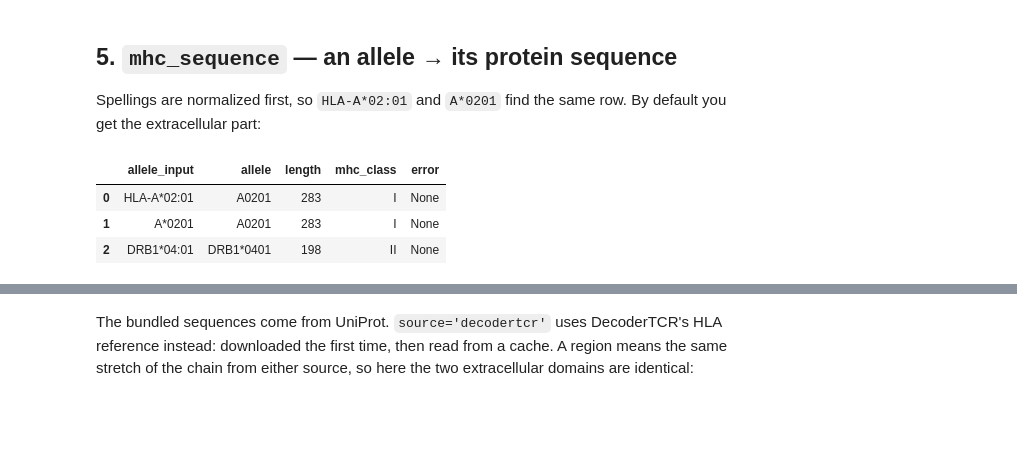
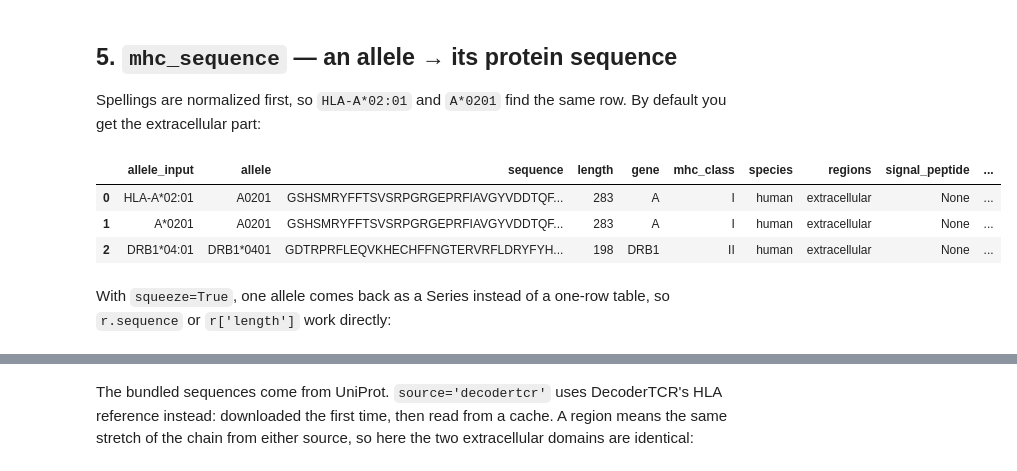
Before and after one commit to akdslab/tcrkit, a Jupyter notebook: notebooks/tcrkit_showcase.ipynb, the cells around one changed output, grey strips where cells are left out. Cells and saved outputs as stored; diff of their text form; code cells hidden in the pictures; blank space fills up the shorter version.

```diff
--- a/notebooks/tcrkit_showcase.ipynb
+++ b/notebooks/tcrkit_showcase.ipynb
@@ -86,6 +86,5 @@ tcrkit.anarci(alpha, allow={'A', 'B'}, collapse='region')
 A CDR3 without its conserved C104 / F118 will not stitch. `stitch` repairs nothing, so
 restore the junction residues first. The J gene decides the last residue (F, W or C):
 # %%
-tcrkit.add_cdr3_junctions(cdr3=['ASSIRSSYEQY', 'AVMDSNYQLI'], j=['TRBJ2-7', 'TRAJ33'])[
-    ['cdr3', 'j', 'cdr3_fixed', 'error']]
+tcrkit.add_cdr3_junctions(cdr3=['ASSIRSSYEQY', 'AVMDSNYQLI'], j=['TRBJ2-7', 'TRAJ33'])
 # %% [output]
@@ -127,10 +128,12 @@ tcrkit.normalize_mhc(['A*0201', 'H2-Kb', 'DRB1*04:01', 'bad'], errors='coerce')
 Spellings are normalized first, so `HLA-A*02:01` and `A*0201` find the same row. By
 default you get the extracellular part:
 # %%
-tcrkit.mhc_sequence(['HLA-A*02:01', 'A*0201', 'DRB1*04:01'])[
-    ['allele_input', 'allele', 'length', 'mhc_class', 'error']]
+tcrkit.mhc_sequence(['HLA-A*02:01', 'A*0201', 'DRB1*04:01'])
 # %% [output]
-|  | allele_input | allele | length | mhc_class | error |
-| 0 | HLA-A*02:01 | A0201 | 283 | I | None |
-| 1 | A*0201 | A0201 | 283 | I | None |
-| 2 | DRB1*04:01 | DRB1*0401 | 198 | II | None |
+|  | allele_input | allele | sequence | length | gene | mhc_class | species | regions | signal_peptide | ... |
+| 0 | HLA-A*02:01 | A0201 | GSHSMRYFFTSVSRPGRGEPRFIAVGYVDDTQF... | 283 | A | I | human | extracellular | None | ... |
+| 1 | A*0201 | A0201 | GSHSMRYFFTSVSRPGRGEPRFIAVGYVDDTQF... | 283 | A | I | human | extracellular | None | ... |
+| 2 | DRB1*04:01 | DRB1*0401 | GDTRPRFLEQVKHECHFFNGTERVRFLDRYFYH... | 198 | DRB1 | II | human | extracellular | None | ... |
+# %% [markdown]
+With `squeeze=True`, one allele comes back as a Series instead of a one-row table, so
+`r.sequence` or `r['length']` work directly:
```
Also changed, not shown: parts of 15 cells of this notebook, 17 other files.
